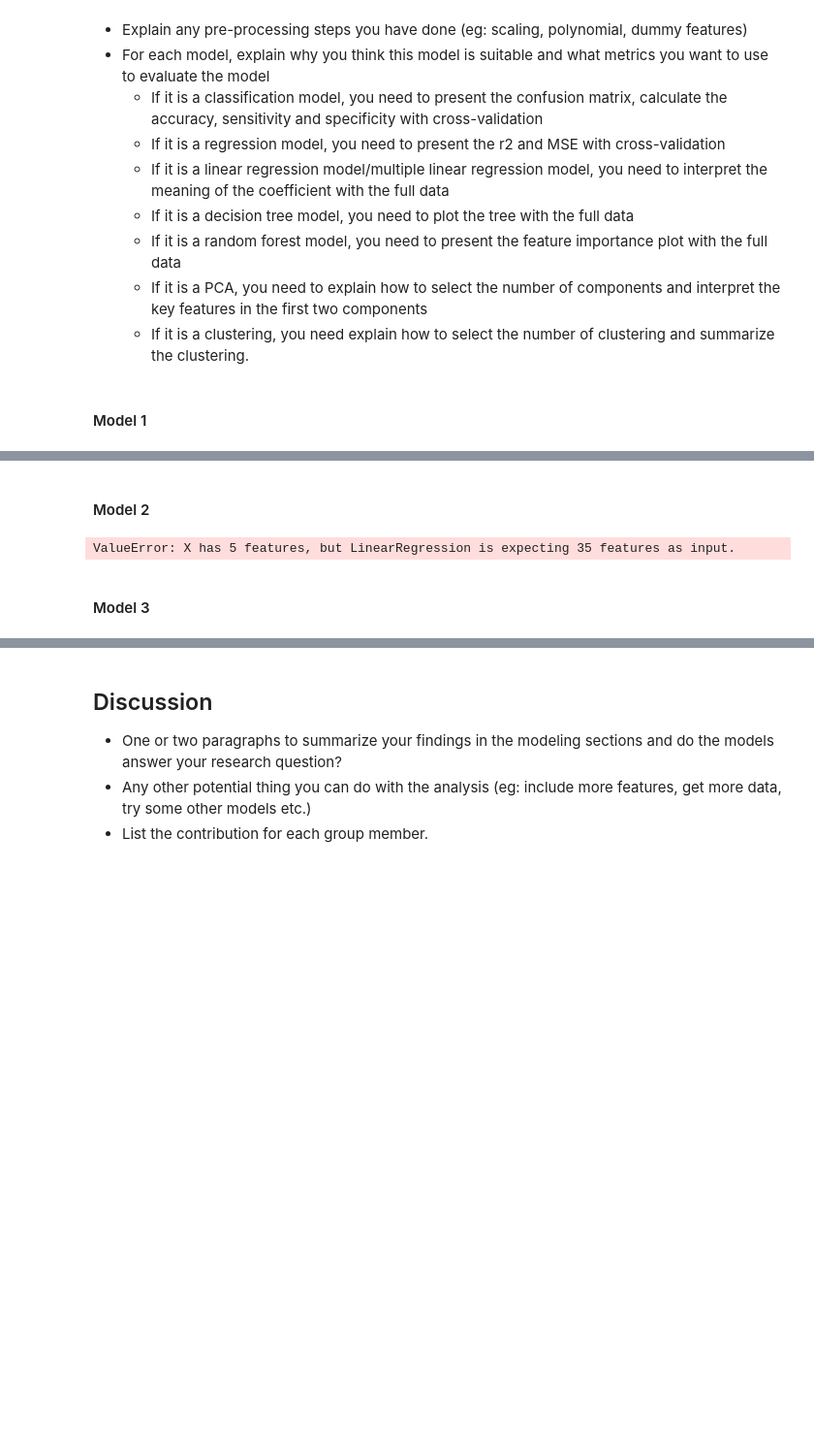
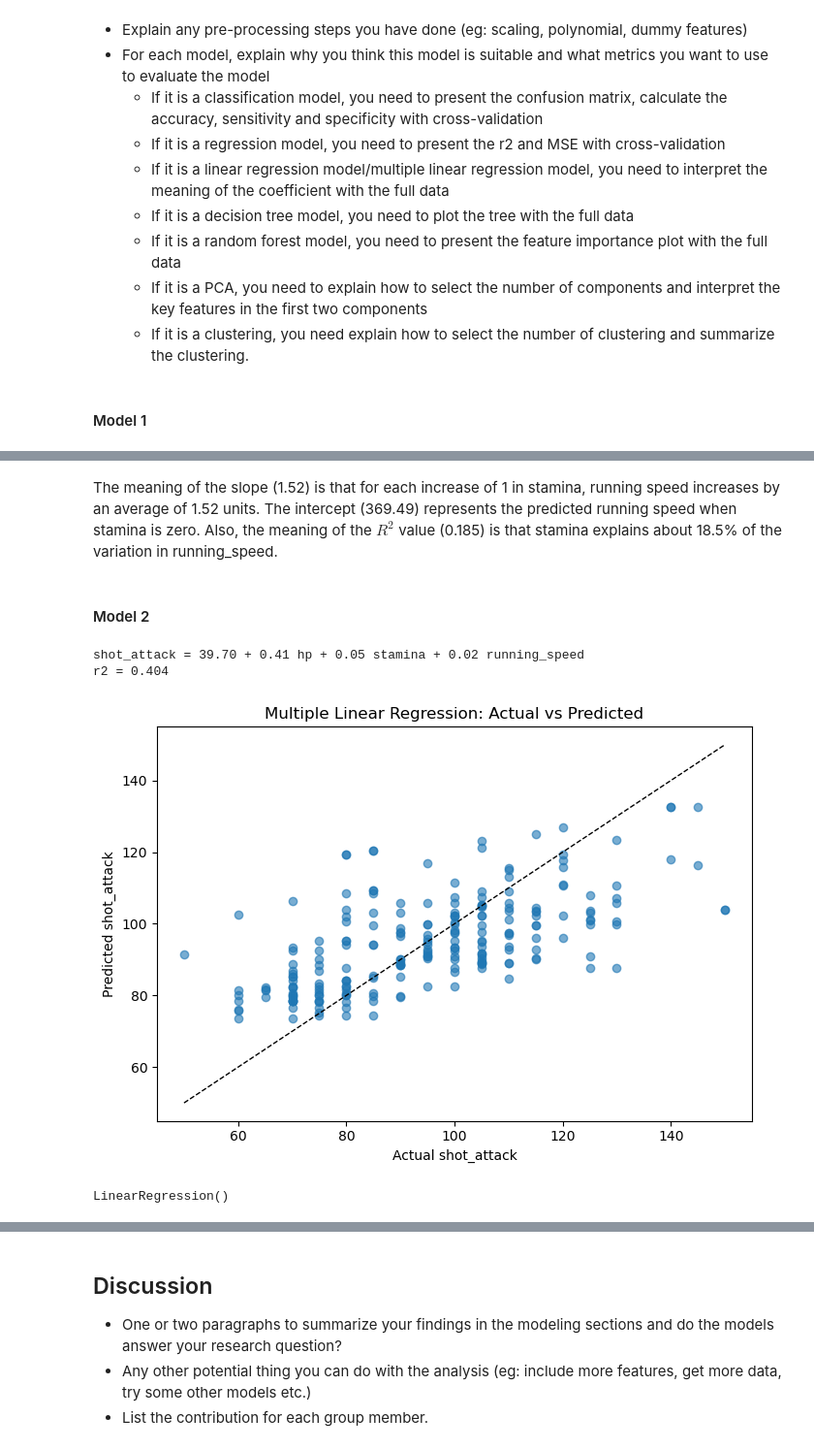
Before and after one commit to EthanK360/DS3000_Group5, a Jupyter notebook: template.ipynb, the cells around one changed output, grey strips where cells are left out. Shown at 97% size. Drawn from its saved outputs; the diff is of its cells as text; code cells hidden in the pictures; blank space fills up the shorter version.

```diff
--- a/template.ipynb
+++ b/template.ipynb
@@ -541,6 +555,7 @@ def fit_linear(df, y_feat, x_feat):
 
     y_pred = reg.predict(x_poly)
     r2 = r2_score(y_true = y, y_pred = y_pred)
+    mse = mean_squared_error(y, y_pred)
 
     def coef_to_poly_str(coef, include_zero=False):
         """ creates a str of polynomial corresponding to coef
@@ -579,6 +594,12 @@ def fit_linear(df, y_feat, x_feat):
     plt.scatter(x, y, label='observed', color='r')
     plt.legend()
 
+    print(f"Predicting {y_feat} from {x_feat}")
+    print(f"Slope(s): {model.coef_}")
+    print(f"Intercept: {model.intercept_}")
+    print(f"R² score: {r2:.4f}")
+    print(f"MSE: {mse:.4f}")
+
     return model
 # %% [markdown]
 #### Model 1
@@ -593,3 +619,5 @@ LinearRegression()
 [figure]
+# %% [markdown]
+The meaning of the slope (1.52) is that for each increase of 1 in stamina, running speed increases by an average of 1.52 units. The intercept (369.49) represents the predicted running speed when stamina is zero. Also, the meaning of the $R^2$ value (0.185) is that stamina explains about 18.5% of the variation in running_speed.
 # %% [markdown]
 #### Model 2
@@ -596,10 +683,11 @@ LinearRegression()
 # %%
 # Write the code to run functions to fit each model in separate code chunks.
 # Interpret the model results.
 
 # MULTIPLE LINEAR REGRESSION
-fit_linear(df_pals, 'shot_attack', ['hp', 'stamina', 'running_speed'])
+disp_regress(df_pals, y_feat = 'shot_attack', x_feat_list = ['hp', 'stamina', 'running_speed'])
 # %% [output]
-ValueError: X has 5 features, but LinearRegression is expecting 35 features as input.
+shot_attack = 39.70 + 0.41 hp + 0.05 stamina + 0.02 running_speed
+r2 = 0.404
+[figure, added]
+LinearRegression()
-# %% [markdown]
-#### Model 3
```
Also changed, not shown: parts of 14 cells of this notebook.
